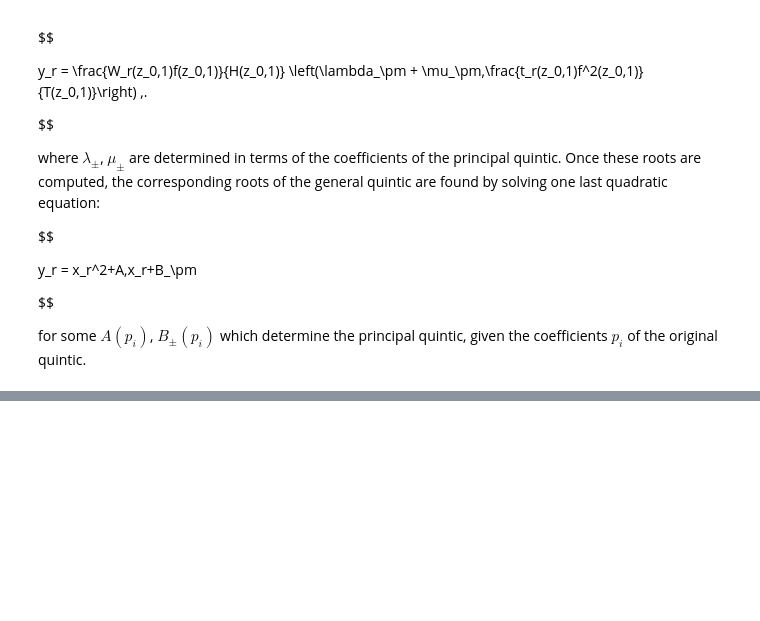
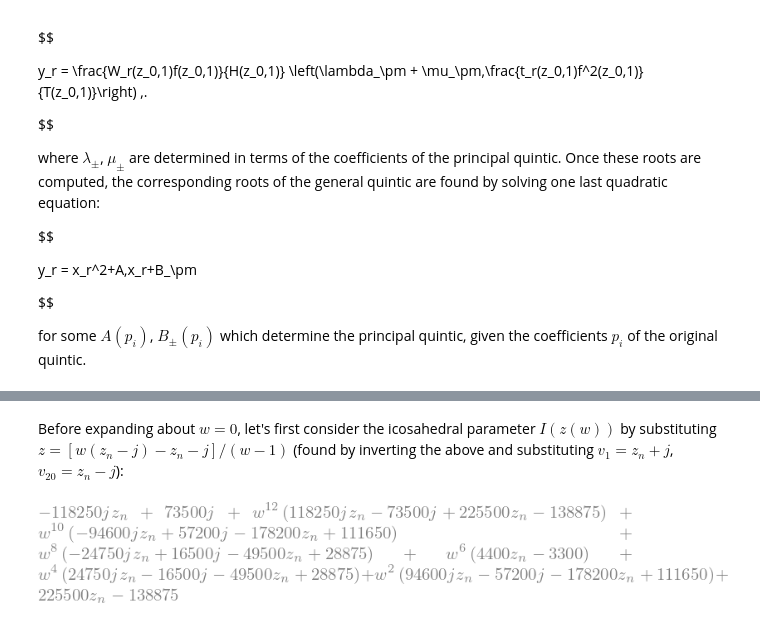
Before and after one commit to m4tt-willi4ms/ag_notes, a Jupyter notebook: notes/hypergeom.ipynb, the cells around one changed output, grey strips where cells are left out. Saved outputs shown, nothing was run; the diff lists cells and outputs as text; code cells hidden in the pictures; blank space fills up the shorter version.

```diff
--- a/notes/hypergeom.ipynb
+++ b/notes/hypergeom.ipynb
@@ -21,0 +97,22 @@ for some $A(p_i)$, $B_\pm(p_i)$ which determine the principal quintic, given the
+# %% [markdown]
+Before expanding about $w=0$, let's first consider the icosahedral parameter
+$I(z(w))$ by substituting $z = [w(z_n -j) - z_n -j]/(w-1)$ (found by inverting
+the above and substituting $v_1=z_n+j$, $v_{20}=z_n-j$):
+# %%
+from icosahedron import f
+from utils import z_simp, j_simp
+from sympy import symbols
+
+u, v = symbols("u v")
+z_n, j, w = symbols("z_n j w")
+v_20 = z_n - j
+v_1 = z_n + j
+
+f2w = (
+    z_simp(j_simp(f.subs(u, w * v_20 - v_1).subs(v, w - 1).expand(), j, z_n), z_n)
+    .expand()
+    .collect(w)
+)
+f2w
+# %% [output]
+[figure, added]
```
Also changed, not shown: parts of 119 cells of this notebook, 10 other files.
